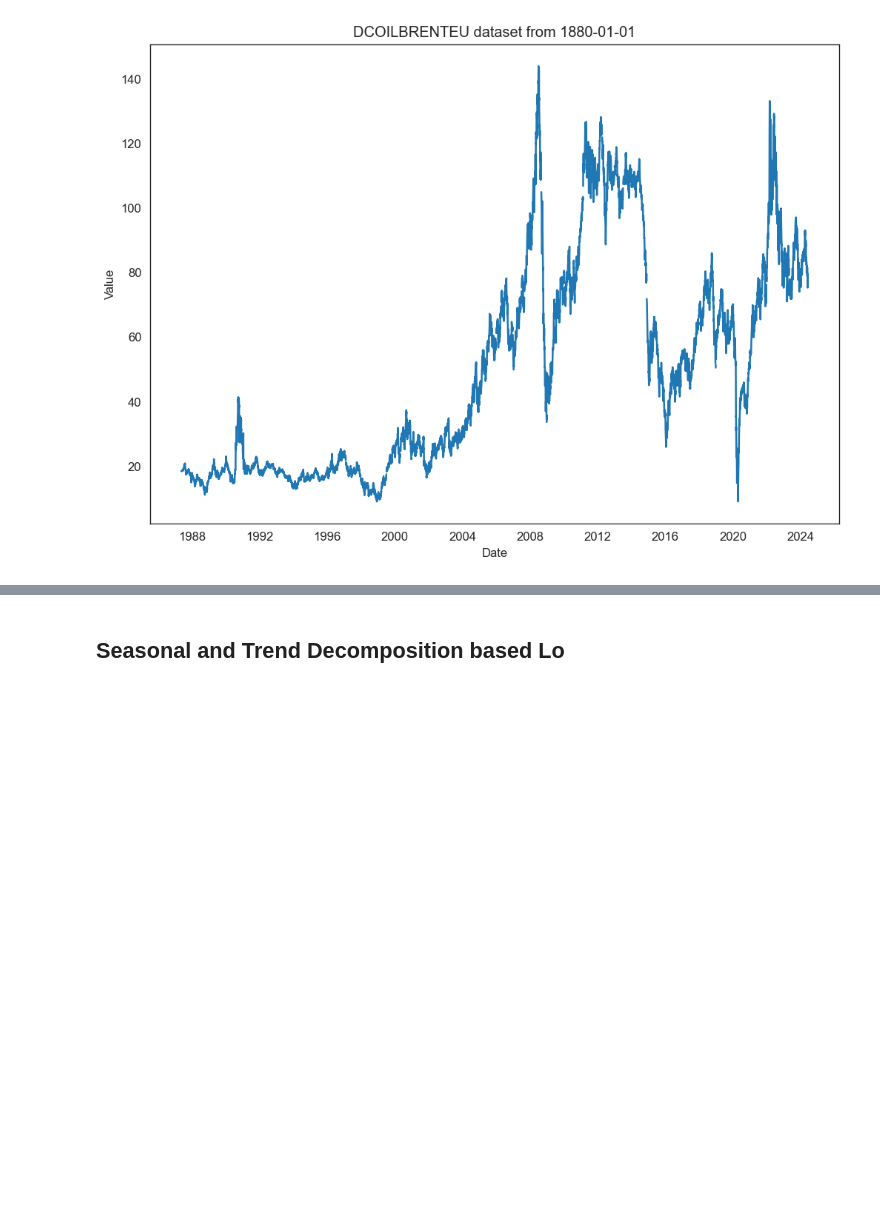
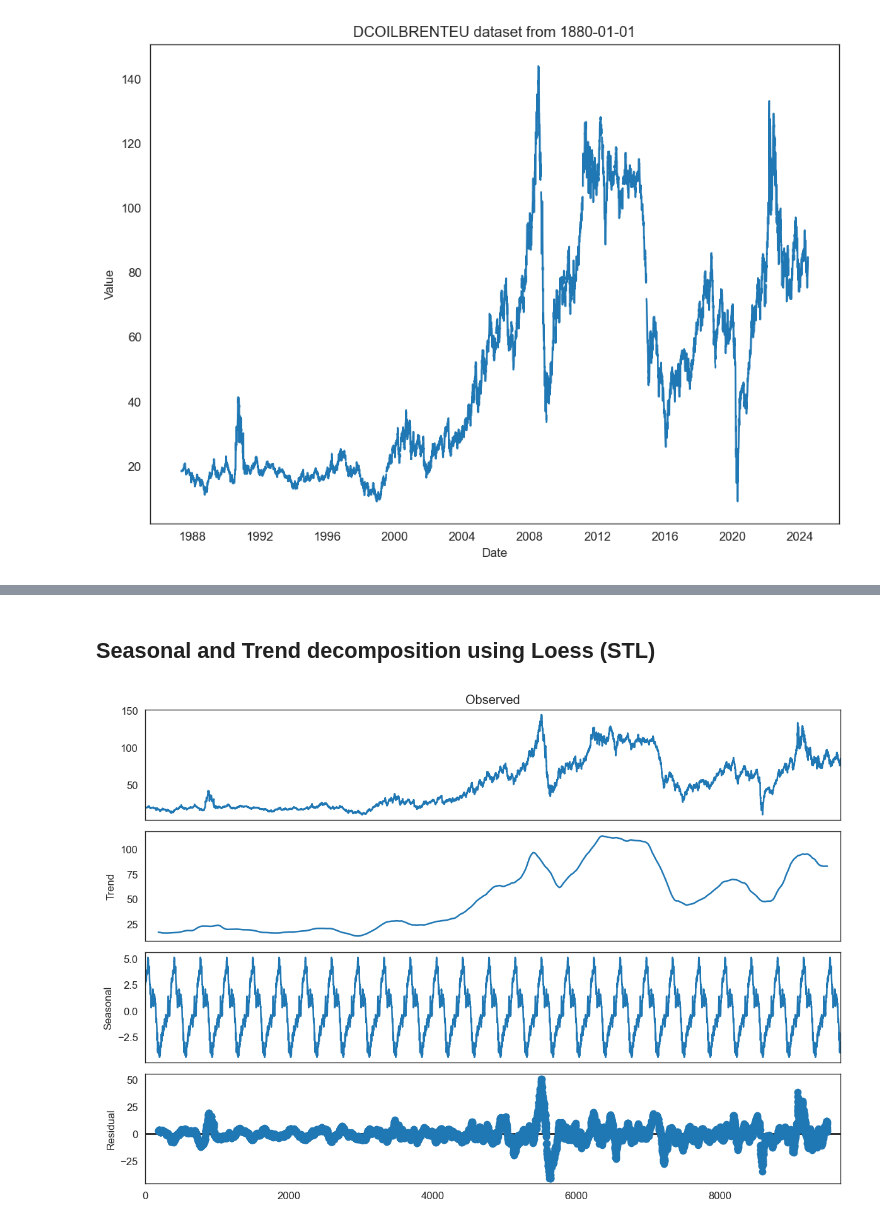
Before and after one commit to Phenikaa-University/Analysis-of-crude-oil-data, a Jupyter notebook: about_dataset.ipynb, the cells around one changed output, grey strips where cells are left out. Cells and saved outputs as stored; diff of their text form; code cells hidden in the pictures; blank space fills up the shorter version.

```diff
--- a/about_dataset.ipynb
+++ b/about_dataset.ipynb
@@ -143,5 +161,22 @@ plot_imputed_time_series('DCOILBRENTEU', '1880-01-01')
 # %% [markdown]
-## Seasonal and Trend Decomposition based Lo
+## Seasonal and Trend decomposition using Loess (STL)
+# %%
+# Plot seasonal decomposition of the DCOILBRENTEU dataset
+def plot_seasonal_decomposition(symbol, date_time):
+    """
+    input: symbol - the symbol of the dataset
+              date_time - the date to start the dataset
+    output: None
+    """
+    xs,ys = get_fred_dataset(symbol, date_time)
+    ys_imputed = basic_imputation(ys)
+    result = seasonal_decompose(ys_imputed, model='additive', period=365)
+    result.plot()
+    plt.show()
+# %%
+plot_seasonal_decomposition('DCOILBRENTEU', '1880-01-01')
+# %% [output]
+[figure, added]
 # %%
 def get_residual_com(symbol, y,index):
     y_df = pd.DataFrame({symbol: y}, index=index)
```
Also changed, not shown: parts of 28 cells of this notebook.
